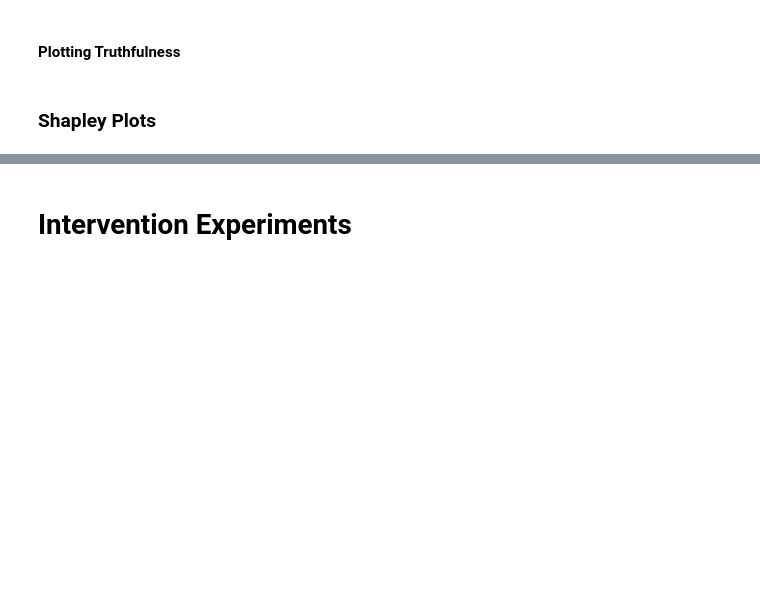
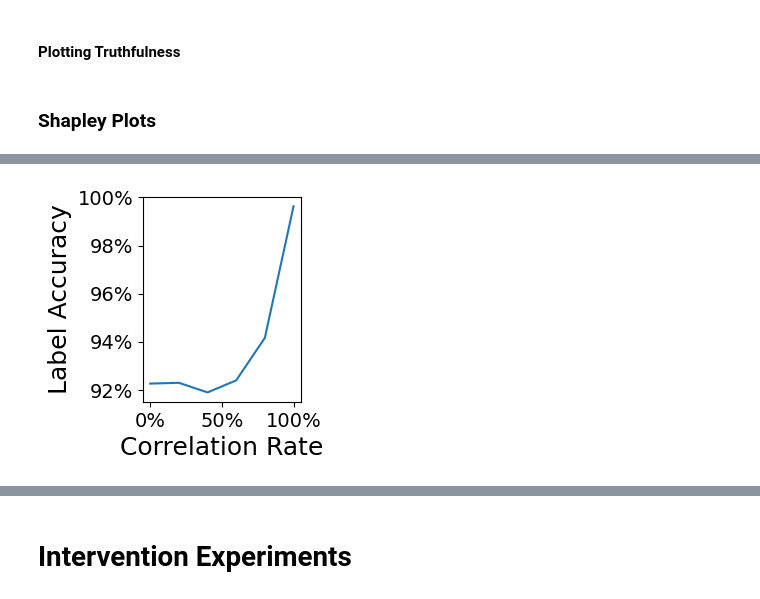
Before and after one commit to naveenr414/Concept-Learning, a Jupyter notebook: scripts/Plotting.ipynb, the cells around one changed output, grey strips where cells are left out. Drawn from its saved outputs; the diff is of its cells as text; code cells hidden in the pictures; blank space fills up the shorter version.

```diff
--- a/scripts/Plotting.ipynb
+++ b/scripts/Plotting.ipynb
@@ -605,0 +719,13 @@ plt.show()
+# %%
+plt.figure(figsize=(3,3))
+concept_correlations = json.load(open("results/evaluation/mnist_correlation/correlation_data.json"))
+keys = sorted(list(concept_correlations.keys()))
+plt.plot([float(i) for i in keys],[np.mean([j[0] for j in concept_correlations[i]]) for i in keys])
+plt.xticks([0,0.5,1.0],["0%","50%","100%"],fontsize=14)
+plt.yticks([0.92,0.94,0.96,0.98,1.0],["92%","94%","96%","98%","100%"],fontsize=14)
+plt.xlabel("Correlation Rate",fontsize=18)
+plt.ylabel("Label Accuracy",fontsize=18)
+plt.tight_layout()
+plt.savefig('figures/concept_correlations_mnist_y.pdf', dpi=300, bbox_inches='tight')
+# %% [output]
+[figure, added]
```
Also changed, not shown: parts of 9 cells of this notebook, 17 other files.
